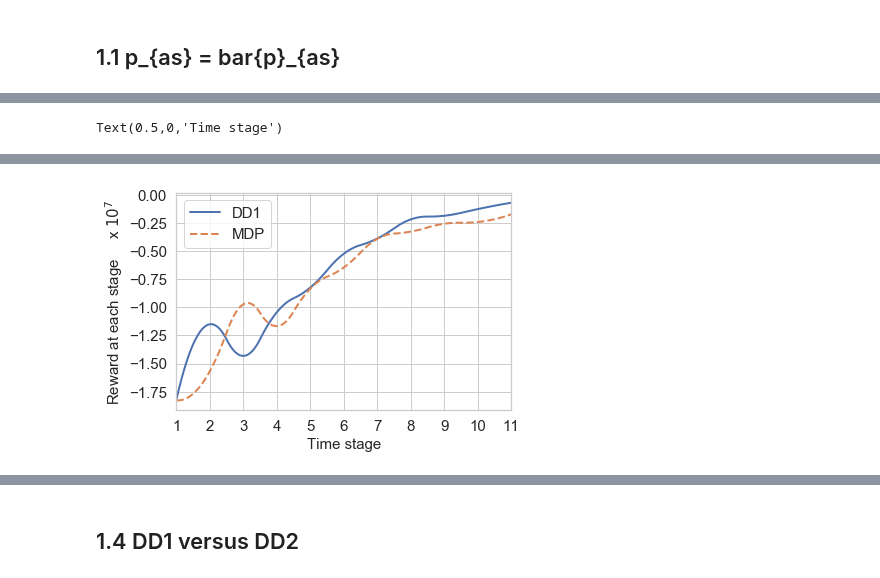
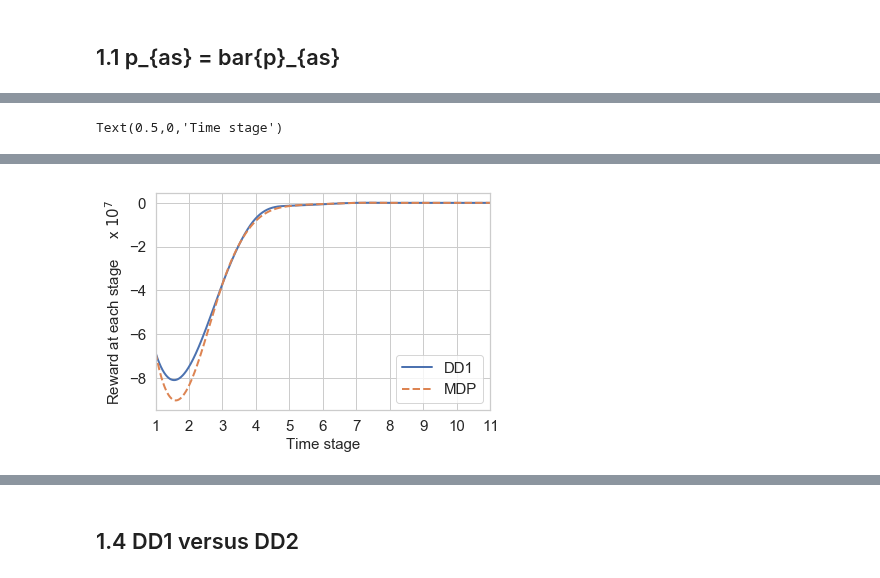
Before and after one commit to kadysongbb/drmdp, a Jupyter notebook: plot.ipynb, the cells around one changed output, grey strips where cells are left out. Saved outputs shown, nothing was run; the diff lists cells and outputs as text; code cells hidden in the pictures.

```diff
--- a/plot.ipynb
+++ b/plot.ipynb
@@ -73,8 +73,8 @@ import numpy as np
 import matplotlib.pyplot as plt
 import seaborn as sns
 
-xi_dd1_9 = [100.0,46.0,91.0,93.0,80.0,54.0,50.0,26.0,23.0,22.0,15.0,9.0]
-xi_mdp_9 = [100.0,49.0,47.0,50.0,53.0,41.0,31.0,28.0,25.0,26.0,20.0,17.0]
+xi_dd1_9 = [100, 206, 250, 138,  44,  10,   0,   0,   0,   0,   0,   0]
+xi_mdp_9 = [100, 226, 260, 134,  58,  12,   0,   0,   0,   0,   0,   0]
 f_dd19 = interp1d(np.arange(1,13), xi_dd1_9, kind='quadratic')
 f_mdp9 = interp1d(np.arange(1,13), xi_mdp_9, kind='quadratic')
 xnew = np.linspace(1,12,num=1000)
@@ -90,10 +90,12 @@ plt.xlim((1,12))
 plt.ylabel('Number of infectives', fontsize = 15)
 plt.xlabel('Time stage', fontsize = 15)
 
-r_dd1_9 = np.asarray([-18196427.9,-11504100.2,-14314833.8,-10433899.0,-8237102.6,-5234179.7,-3882715.1,-2180319.7,-1858867.4,-1264680.0,-699650.6])/10**7
-r_mdp_9 = np.asarray([-18270439.7,-15672114.8,-9730701.3,-11668171.4,-8335957.5,-6453701.9,-3910104.8,-3264901.8,-2566807.6,-2414875.9,-1734415.2])/10**7
-g_dd19 = interp1d(np.arange(1,12), r_dd1_9, kind='quadratic')
-g_mdp9 = interp1d(np.arange(1,12), r_mdp_9, kind='quadratic')
+r_dd1_9 = np.asarray([-6.83753247e+07,-7.48452809e+07,-3.69356381e+07,-6.99087775e+06,-1.34875273e+06,-6.15318725e+05,-1.30385160e-09,-1.30385160e-09
+        ,-1.30385160e-09,-1.30385160e-09,-1.30385160e-09])/10**7
+r_mdp_9 = np.asarray([-6.83753247e+07,-8.34440555e+07,-3.70326659e+07,-8.16456438e+06,-1.46931176e+06,-5.23715474e+05,-2.23517418e-09,-2.23517418e-09
+        ,-2.23517418e-09,-2.23517418e-09,-2.23517418e-09])/10**7
+g_dd19 = interp1d(np.arange(1,12), r_dd1_9, kind='cubic')
+g_mdp9 = interp1d(np.arange(1,12), r_mdp_9, kind='cubic')
 xnew = np.linspace(1,11,num=1000)
 plt.figure()
 plt.plot(xnew, g_dd19(xnew),'-',label = 'DD1',linewidth = 2, color = blue)
@@ -107,8 +109,48 @@ plt.xlim((1,11))
 plt.ylabel('Reward at each stage     x $10^7$', fontsize = 15)
 plt.xlabel('Time stage', fontsize = 15)
 
-xi_dd1_7 = [300.0,141.0,46.0,31.0,40.0,23.0,16.0,9.0,6.0,5.0,2.0,1.0]
-xi_mdp_7 = [300.0,166.0,64.0,56.0,52.0,36.0,18.0,6.0,3.0,2.0,2.0,1.0]
+
+#####
+xi_dd1_8 = [200, 304, 238,  74,  14,   0,   0,   0,   0,   0,   0,   0]
+xi_mdp_8 = [200, 292, 312,  62,   6,   0,   0,   0,   0,   0,   0,   0]
+f_dd18 = interp1d(np.arange(1,13), xi_dd1_8, kind='quadratic')
+f_mdp8 = interp1d(np.arange(1,13), xi_mdp_8, kind='quadratic')
+xnew = np.linspace(1,12,num=1000)
+plt.figure()
+plt.plot(xnew, f_dd18(xnew),'-',label = 'DD1',linewidth = 2, color = blue)
+plt.plot(xnew, f_mdp8(xnew), '--',label = 'MDP',linewidth = 2, color = orange)
+
+plt.legend(fontsize = 15)
+plt.xticks(fontsize= 15)
+plt.yticks(fontsize= 15)
+plt.xticks(np.arange(1,13))
+plt.xlim((1,12))
+plt.ylabel('Number of infectives', fontsize = 15)
+plt.xlabel('Time stage', fontsize = 15)
+
+r_dd1_8 = np.asarray([-9.70685925e+07,-7.48890155e+07,-1.25486348e+07,-1.54322098e+06,-5.45456473e+05,-3.72529030e-10,
+                      -3.72529030e-10,-3.72529030e-10,-3.72529030e-10,-3.72529030e-10,-3.72529030e-10])/10**7
+r_mdp_8 = np.asarray([-9.70685925e+07,-8.83248171e+07,-5.32454515e+06,-2911443.989,-4.98342828e+05,-7.54465149e+04,-2.42143869e-09,
+                      -2.42143869e-09,-2.42143869e-09,-2.42143869e-09,-2.42143869e-09,-2.42143869e-09])/10**7
+g_dd18 = interp1d(np.arange(1,12), r_dd1_8, kind='cubic')
+g_mdp8 = interp1d([1,2,3,3.5,4,5,6,7,8,9,10,11], r_mdp_8, kind='cubic')
+xnew = np.linspace(1,11,num=1000)
+plt.figure()
+plt.plot(xnew, g_dd18(xnew),'-',label = 'DD1',linewidth = 2, color = blue)
+plt.plot(xnew, g_mdp8(xnew), '--',label = 'MDP',linewidth = 2, color = orange)
+
+plt.legend(fontsize = 15)
+plt.xticks(fontsize= 15)
+plt.yticks(fontsize= 15)
+plt.xticks(np.arange(1,12))
+plt.xlim((1,11))
+plt.ylabel('Reward at each stage     x $10^7$', fontsize = 15)
+plt.xlabel('Time stage', fontsize = 15)
+
+
+#####
+xi_dd1_7 = [300, 344, 144,  24,   4,   0,   0,   0,   0,   0,   0,   0]
+xi_mdp_7 = [300, 354, 198,  40,   6,   0,   0,   0,   0,   0,   0,   0]
 f_dd17 = interp1d(np.arange(1,13), xi_dd1_7, kind='quadratic')
 f_mdp7 = interp1d(np.arange(1,13), xi_mdp_7, kind='quadratic')
 xnew = np.linspace(1,12,num=1000)
@@ -124,10 +166,12 @@ plt.xlim((1,12))
 plt.ylabel('Number of infectives', fontsize = 15)
 plt.xlabel('Time stage', fontsize = 15)
 
-r_dd1_7 = np.asarray([-23408780.6,-15633526.3,-5177841.9,-4215970.1,-3978975.1,-1899813.7,-1205339.6,-715649.2,-396194.7,-369591.8,-112970.8])/10**7
-r_mdp_7 = np.asarray([-23408780.6,-16110476.7,-6891131.8,-8975392.6,-4529637.5,-2059647.5,-725864.4,-231668.9,-104694.0,-64818.4,-57939.5])/10**7
-g_dd17 = interp1d(np.arange(1,12), r_dd1_7, kind='quadratic')
-g_mdp7 = interp1d(np.arange(1,12), r_mdp_7, kind='quadratic')
+r_dd1_7 = np.asarray([-1.09317168e+08,-4.92660890e+07,-5.40801228e+06,-8.06182049e+05,-2.26339545e+05,-5.58793545e-10,-5.58793545e-10,
+                      -5.58793545e-10,-5.58793545e-10,-5.58793545e-10,-5.58793545e-10])/10**7
+r_mdp_7 = np.asarray([-1.09317168e+08,-5.56570404e+07,-5.76595154e+06,-8.04816344e+05,-2.22988986e+05,-2.04890966e-09,-2.04890966e-09,
+                      -2.04890966e-09,-2.04890966e-09,-2.04890966e-09,-2.04890966e-09])/10**7
+g_dd17 = interp1d(np.arange(1,12), r_dd1_7, kind='cubic')
+g_mdp7 = interp1d(np.arange(1,12), r_mdp_7, kind='cubic')
 xnew = np.linspace(1,11,num=1000)
 plt.figure()
 plt.plot(xnew, g_dd17(xnew),'-',label = 'DD1',linewidth = 2, color = blue)
@@ -141,14 +185,15 @@ plt.xlim((1,11))
 plt.ylabel('Reward at each stage     x $10^7$', fontsize = 15)
 plt.xlabel('Time stage', fontsize = 15)
 
-xi_dd1_8 = [200.0,80.0,89.0,66.0,46.0,44.0,27.0,15.0,12.0,7.0,3.0,2.0]
-xi_mdp_8 = [200.0,82.0,52.0,73.0,59.0,39.0,18.0,14.0,13.0,11.0,9.0,3.0]
-f_dd18 = interp1d(np.arange(1,13), xi_dd1_8, kind='quadratic')
-f_mdp8 = interp1d(np.arange(1,13), xi_mdp_8, kind='quadratic')
+#####
+xi_dd1_6 = [400, 356,  98,   8,   0,   0,   0,   0,   0,   0,   0,   0]
+xi_mdp_6 = [400, 448,  62,   0,   0,   0,   0,   0,   0,   0,   0,   0]
+f_dd16 = interp1d(np.arange(1,13), xi_dd1_6, kind='quadratic')
+f_mdp6 = interp1d(np.arange(1,13), xi_mdp_6, kind='quadratic')
 xnew = np.linspace(1,12,num=1000)
 plt.figure()
-plt.plot(xnew, f_dd18(xnew),'-',label = 'DD1',linewidth = 2, color = blue)
-plt.plot(xnew, f_mdp8(xnew), '--',label = 'MDP',linewidth = 2, color = orange)
+plt.plot(xnew, f_dd16(xnew),'-',label = 'DD1',linewidth = 2, color = blue)
+plt.plot(xnew, f_mdp6(xnew), '--',label = 'MDP',linewidth = 2, color = orange)
 
 plt.legend(fontsize = 15)
 plt.xticks(fontsize= 15)
@@ -158,14 +203,16 @@ plt.xlim((1,12))
 plt.ylabel('Number of infectives', fontsize = 15)
 plt.xlabel('Time stage', fontsize = 15)
 
-r_dd1_8 = np.asarray([-21725034.9,-14721290.9,-11747242.3,-7636997.2,-4770055.6,-3840893.4,-1902966.2,-1165495.7,-821012.4,-384263.3,-111336.3])/10**7
-r_mdp_8 = np.asarray([-21725034.9,-16895618.2,-8704896.7,-12134596.8,-5837280.3,-3001226.0,-1379878.9,-1008075.1,-890060.4,-740624.3,-610178.9])/10**7
-g_dd18 = interp1d(np.arange(1,12), r_dd1_8, kind='quadratic')
-g_mdp8 = interp1d(np.arange(1,12), r_mdp_8, kind='quadratic')
+r_dd1_6 = np.asarray([-1.09444940e+08,-1.71380513e+07,-1.00394941e+06,-1.96723295e+05,-3.16649675e-09,-3.16649675e-09,-3.16649675e-09,-3.16649675e-09,
+                     -3.16649675e-09,-3.16649675e-09,-3.16649675e-09])/10**7
+r_mdp_6 = np.asarray([-1.33129632e+08,-2.99349412e+06,-1666924.206,-3.40354292e+05,-4.65661287e-09,-4.65661287e-09,-4.65661287e-09,-4.65661287e-09,-4.65661287e-09,
+                     -4.65661287e-09,-4.65661287e-09,-4.65661287e-09])/10**7
+g_dd16 = interp1d(np.arange(1,12), r_dd1_6, kind='cubic')
+g_mdp6 = interp1d([1,2,2.5,3,4,5,6,7,8,9,10,11], r_mdp_6, kind='cubic')
 xnew = np.linspace(1,11,num=1000)
 plt.figure()
-plt.plot(xnew, g_dd18(xnew),'-',label = 'DD1',linewidth = 2, color = blue)
-plt.plot(xnew, g_mdp8(xnew), '--',label = 'MDP',linewidth = 2, color = orange)
+plt.plot(xnew, g_dd16(xnew),'-',label = 'DD1',linewidth = 2, color = blue)
+plt.plot(xnew, g_mdp6(xnew), '--',label = 'MDP',linewidth = 2, color = orange)
 
 plt.legend(fontsize = 15)
 plt.xticks(fontsize= 15)
@@ -174,5 +221,7 @@ plt.xticks(np.arange(1,12))
 plt.xlim((1,11))
 plt.ylabel('Reward at each stage     x $10^7$', fontsize = 15)
 plt.xlabel('Time stage', fontsize = 15)
+
+#####
 # %% [output]
 Text(0.5,0,'Time stage')
@@ -180 +229 @@ Text(0.5,0,'Time stage')
-[figure, old version]
+[figure, new version]
```
Also changed, not shown: parts of 4 cells of this notebook, 5 other files.
